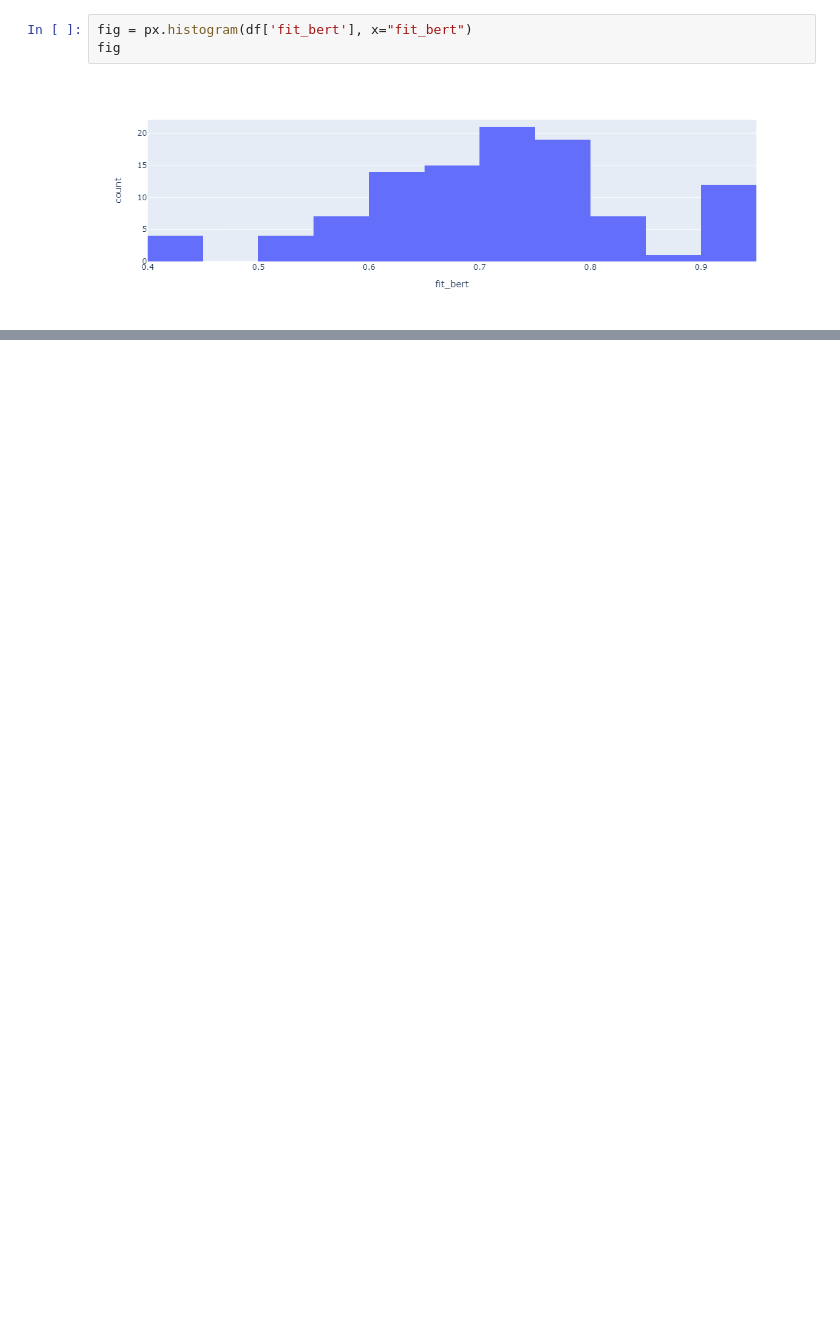
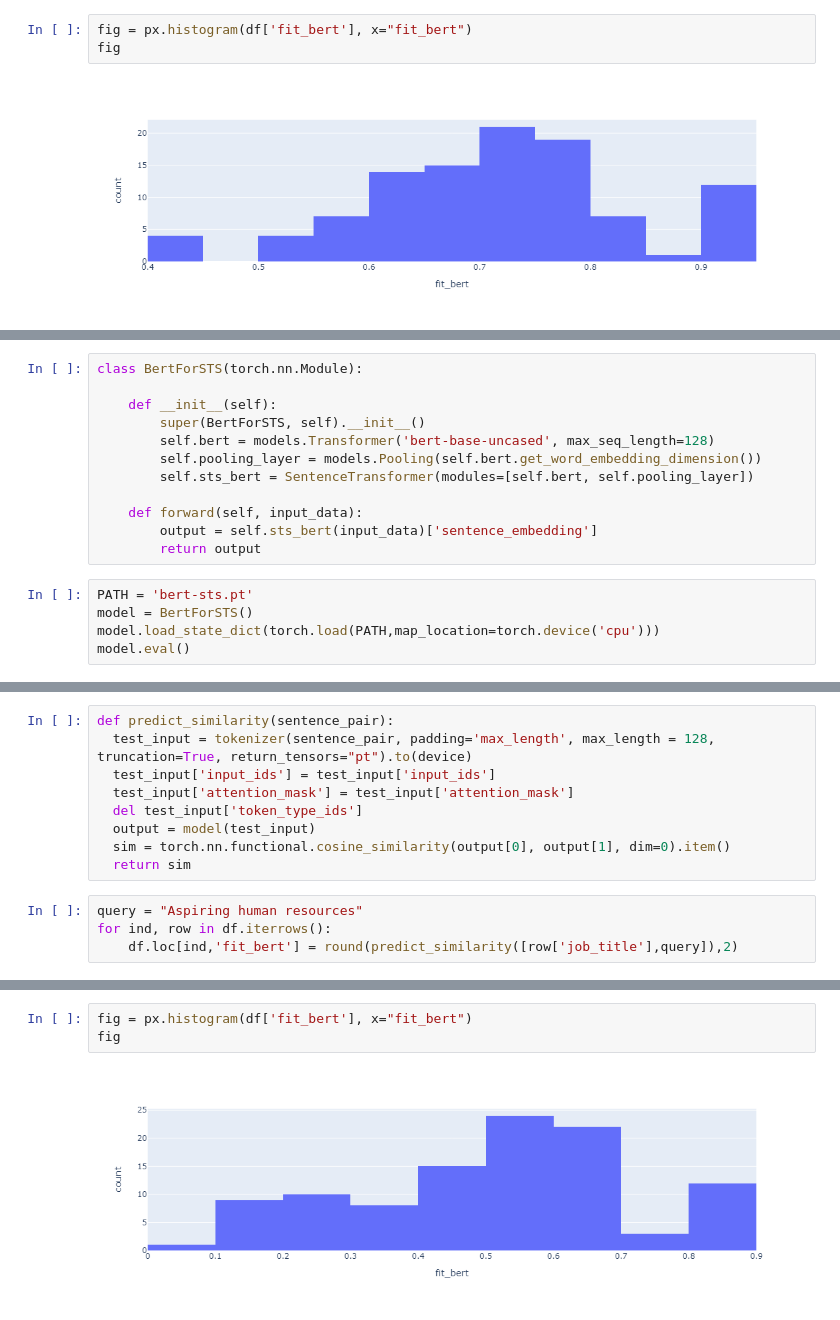
Before and after one commit to chiara89/-NAHynH028422ZNN9, a Jupyter notebook: Potential_talents_NLP.ipynb, the cells around one changed output, grey strips where cells are left out. Cells and saved outputs as stored; diff of their text form; blank space fills up the shorter version.

```diff
--- a/Potential_talents_NLP.ipynb
+++ b/Potential_talents_NLP.ipynb
@@ -503,0 +527,17 @@ fig
+# %%
+class BertForSTS(torch.nn.Module):
+
+    def __init__(self):
+        super(BertForSTS, self).__init__()
+        self.bert = models.Transformer('bert-base-uncased', max_seq_length=128)
+        self.pooling_layer = models.Pooling(self.bert.get_word_embedding_dimension())
+        self.sts_bert = SentenceTransformer(modules=[self.bert, self.pooling_layer])
+
+    def forward(self, input_data):
+        output = self.sts_bert(input_data)['sentence_embedding']
+        return output
+# %%
+PATH = 'bert-sts.pt'
+model = BertForSTS()
+model.load_state_dict(torch.load(PATH,map_location=torch.device('cpu')))
+model.eval()
@@ -503,0 +553,13 @@ fig
+# %%
+def predict_similarity(sentence_pair):
+  test_input = tokenizer(sentence_pair, padding='max_length', max_length = 128, truncation=True, return_tensors="pt").to(device)
+  test_input['input_ids'] = test_input['input_ids']
+  test_input['attention_mask'] = test_input['attention_mask']
+  del test_input['token_type_ids']
+  output = model(test_input)
+  sim = torch.nn.functional.cosine_similarity(output[0], output[1], dim=0).item()
+  return sim
+# %%
+query = "Aspiring human resources"
+for ind, row in df.iterrows():
+    df.loc[ind,'fit_bert'] = round(predict_similarity([row['job_title'],query]),2)
@@ -503,0 +608,5 @@ fig
+# %%
+fig = px.histogram(df['fit_bert'], x="fit_bert")
+fig
+# %% [output]
+[figure, added]
```
Also changed, not shown: parts of 32 cells of this notebook.
